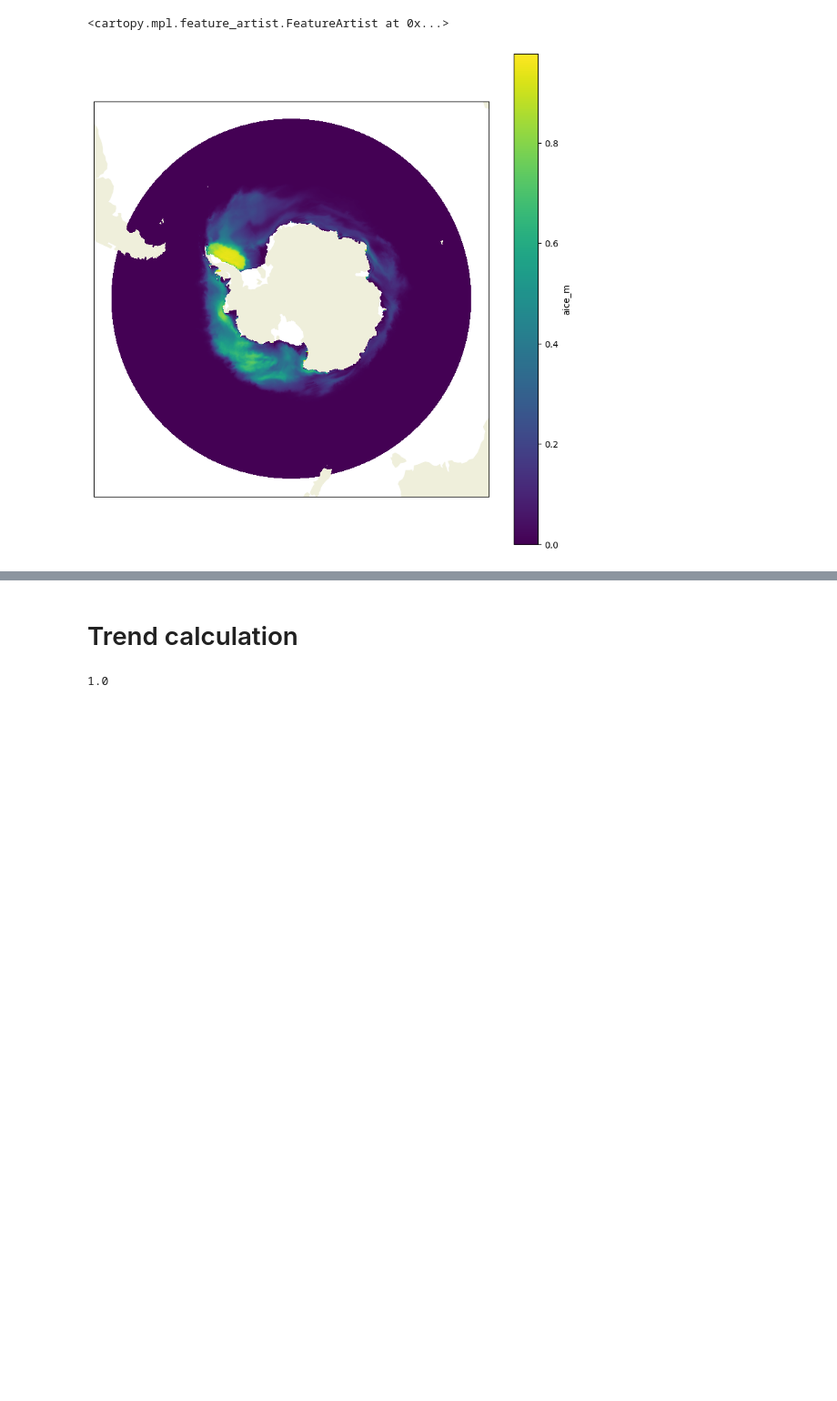
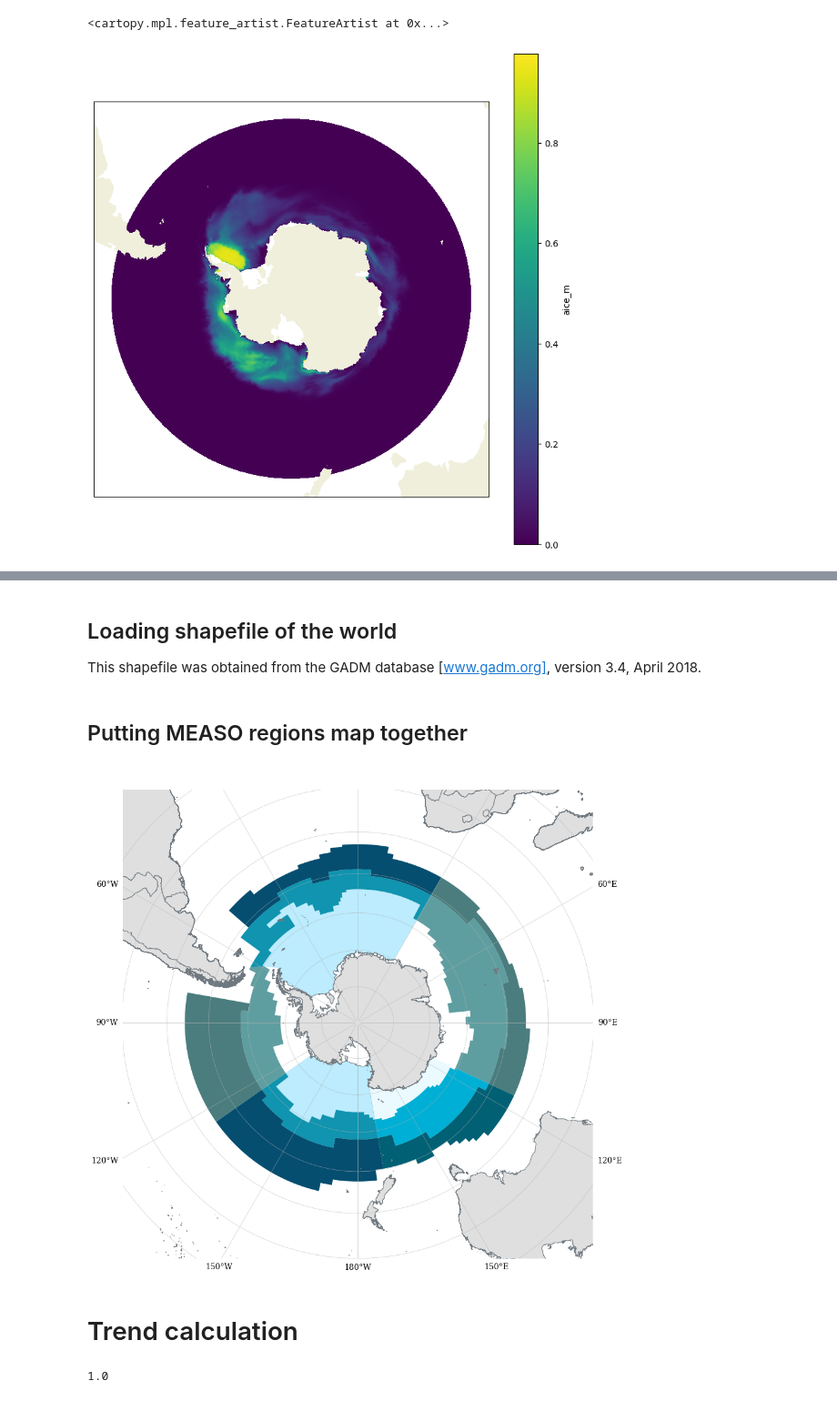
Before and after one commit to lidefi87/ACCESS_scripts_DFA, a Jupyter notebook: Scripts/VariousPlots.ipynb, the cells around one changed output, grey strips where cells are left out. Shown at 91% size. Saved outputs shown, nothing was run; the diff lists cells and outputs as text; code cells hidden in the pictures; blank space fills up the shorter version.

```diff
--- a/Scripts/VariousPlots.ipynb
+++ b/Scripts/VariousPlots.ipynb
@@ -254,0 +269,4 @@ p1.add_feature(cft.LAND)
+# %%
+MEASO = geopandas.read_file('/g/data/v45/la6889/GIS_DataBase/Shapefiles/MEASO/measo.shp')
+MEASO = MEASO.query('zone != "Temperate"')
+MEASO
@@ -254,0 +295,7 @@ p1.add_feature(cft.LAND)
+# %%
+Antarctica = geopandas.read_file('/g/data/v45/la6889/GIS_DataBase/Shapefiles/CoastlineAntarctica/add_coastline_medium_res_polygon_v7_4.shp')
+
+#Adding a new column to set the colours shown in the map
+Antarctica['color'] = "#dfdfdf"
+Antarctica['color'] = np.where(Antarctica['surface'].str.contains('ice'), "#ffffff", Antarctica['color'])
+Antarctica
@@ -255,3 +316,69 @@ p1.add_feature(cft.LAND)
+# %% [markdown]
+## Loading shapefile of the world
+This shapefile was obtained from the GADM database [www.gadm.org], version 3.4, April 2018.
+# %%
+world = geopandas.read_file('/g/data/v45/la6889/GIS_DataBase/Shapefiles/WorldCountries/gadm36_0.shp')
+
+#Changing CRS for world shapefile to match that of Antarctica and MEASO regions before plotting
+world = world.to_crs(Antarctica.crs)
+# %% [markdown]
+## Putting MEASO regions map together
+# %%
+#Using the correct projection for the map to show Antarctica
+projection = ccrs.SouthPolarStereo()
+
+#Initialise plot
+fig = plt.figure(figsize = (15, 20))
+#Change global font and font size
+plt.rcParams['font.family'] = 'serif'
+plt.rcParams['font.size'] = 14
+
+#Add a figure
+ax = fig.add_subplot(projection = projection)
+
+#Plot MEASO regions using the colors included under the fill column
+MEASO.plot(ax = ax, color = MEASO['fill'])
+
+#Plot the world map
+world.plot(ax = ax, color = "#dfdfdf", edgecolor = "#6f787f")
+
+#Finally plot the Antarctica shapefile using the colors specified in the color column
+Antarctica.plot(ax = ax, color = Antarctica['color'], edgecolor = "#6f787f")
+
+#Do not include any titles or axes labels
+ax.set_title('')
+ax.set_ylabel("")
+ax.set_xlabel("")
+
+#Set the extent of the map
+ax.set_extent([-180, 180, -90, -30], crs = ccrs.PlateCarree())
+
+#Draw gridlines
+gl = ax.gridlines(draw_labels = True, y_inline = False, color = "#b4b4b4", alpha = 0.6)
+#Locate longitude ticks - Set to every 30 deg
+gl.xlocator = mticker.FixedLocator(np.arange(-180, 181, 30))
+#Give longitude labels the correct format for longitudes
+gl.xformatter = LONGITUDE_FORMATTER
+#Set rotation of longitude labels to zero
+gl.xlabel_style = {'rotation': 0}
+#Set latitude labels to be transparent
+gl.ylabel_style = {'alpha': 0}
+#Add space between axis ticks and labels for x and y axes
+gl.xpadding = 9
+gl.ypadding = 9
+gl.xlabels_left = False
+gl.xlabels_right = True
+gl.xlabels_top = False
+
+#Remove the outside frame and ticklines of the figure
+[s.set_visible(False) for s in ax.spines.values()]
+[t.set_visible(False) for t in ax.get_xticklines()]
+[t.set_visible(False) for t in ax.get_yticklines()]
+
+#Saving final figure
+plt.savefig('/g/data/v45/la6889/Figures/Maps/SO_Antarctica_MEASO.png', dpi = 300)
+# %% [output]
+[figure, added]
 # %% [markdown]
 # Trend calculation
 # %%
```
Also changed, not shown: parts of 6 cells of this notebook, 4 other files.
